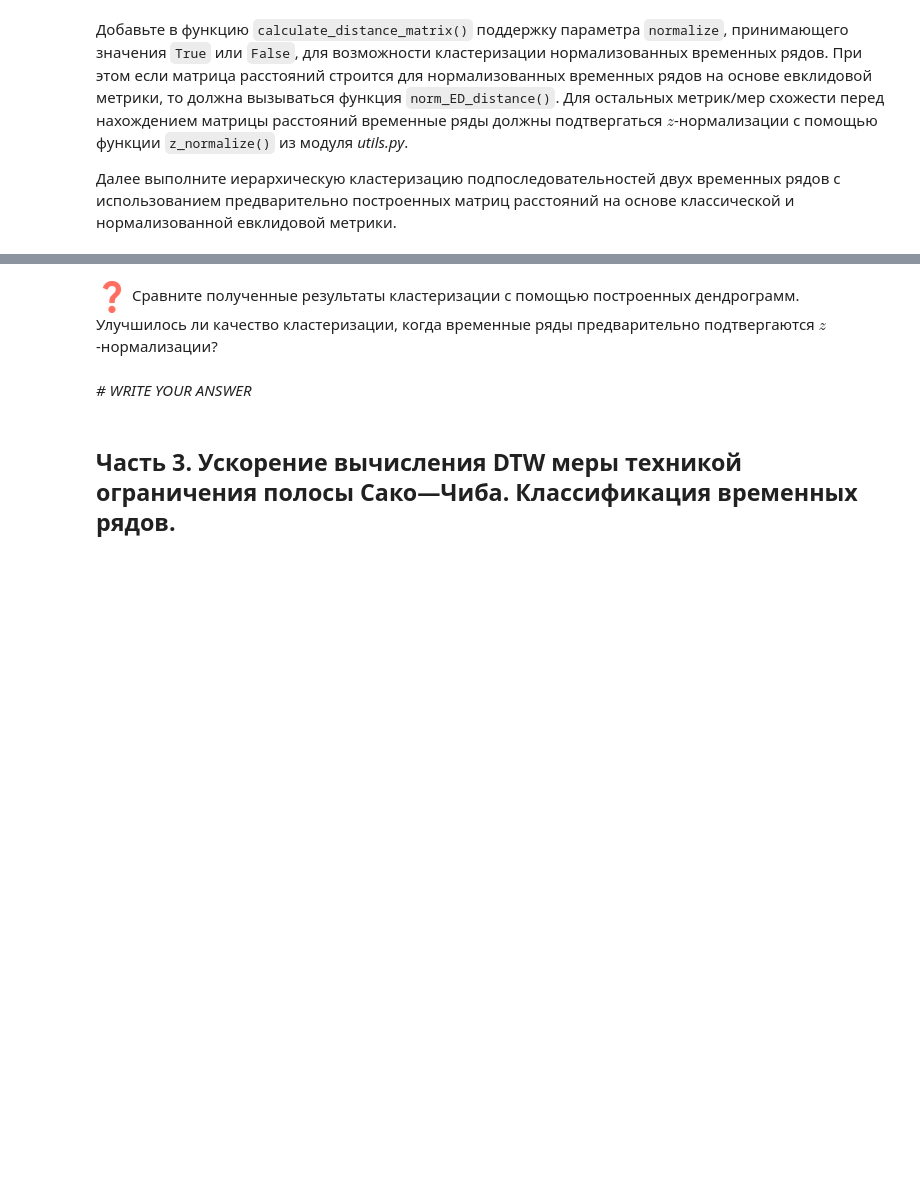
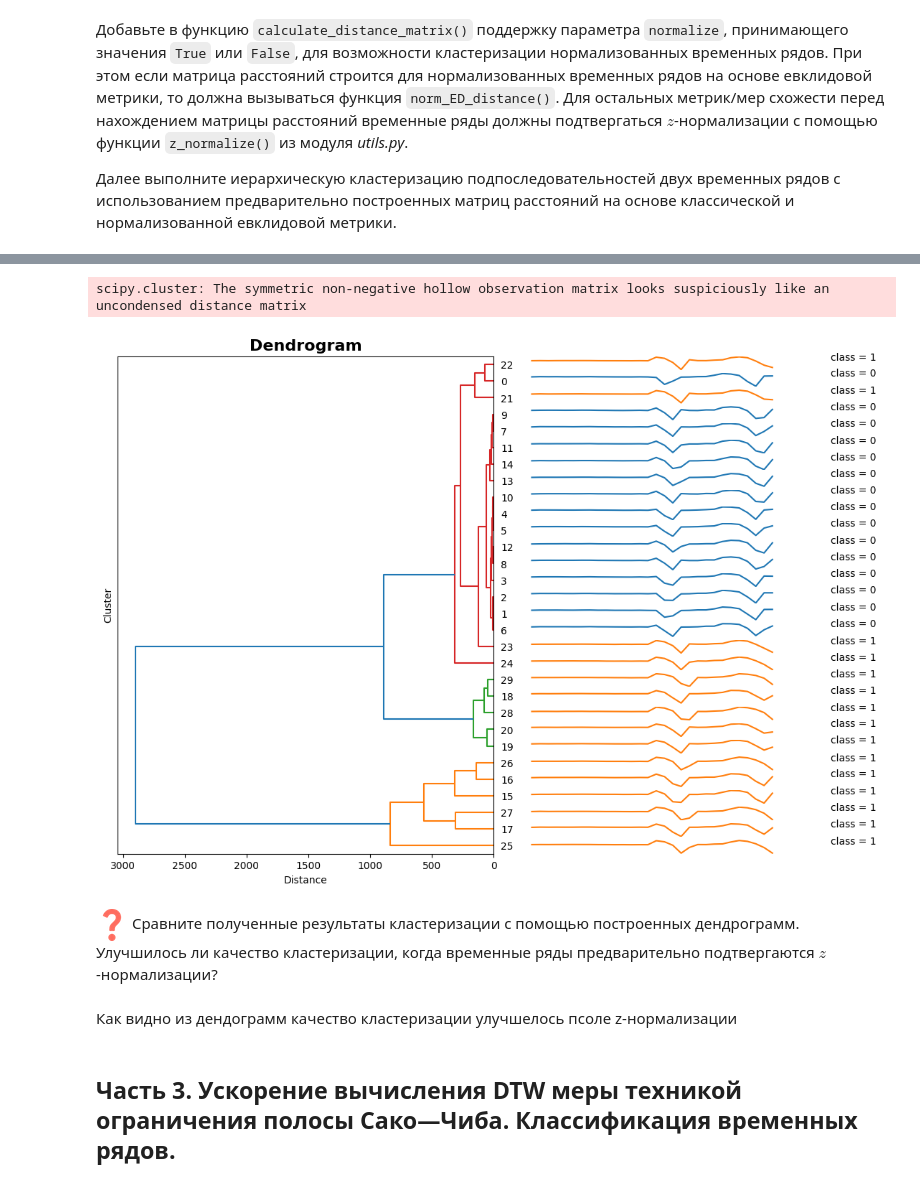
Before and after one commit to Nastasy822/2023-Strueva-TimeSeriesCourse, a Jupyter notebook: practice/01 Basics/01 Basics.ipynb, the cells around one changed output, grey strips where cells are left out. Cells and saved outputs as stored; diff of their text form; code cells hidden in the pictures; blank space fills up the shorter version.

```diff
--- a/practice/01 Basics/01 Basics.ipynb
+++ b/practice/01 Basics/01 Basics.ipynb
@@ -273,0 +316,7 @@ labels = np.array([0]*subs_set1[0:15].shape[0] + [1]*subs_set2[0:15].shape[0])
+# %%
+tsc_4 = TimeSeriesHierarchicalClustering()
+tsc_4.fit(calculate_distance_matrix(subs_set,'dtw', True))
+tsc_4.plot_dendrogram(pd.DataFrame(subs_set), labels)
+# %% [output]
+scipy.cluster: The symmetric non-negative hollow observation matrix looks suspiciously like an uncondensed distance matrix
+[figure, added]
@@ -274,8 +325,9 @@ labels = np.array([0]*subs_set1[0:15].shape[0] + [1]*subs_set2[0:15].shape[0])
 # %% [markdown]
 ![equation.png](embedded-picture-1)
 Сравните полученные результаты кластеризации с помощью построенных дендрограмм. Улучшилось ли качество кластеризации, когда временные ряды предварительно подтвергаются $z$-нормализации?
-# %% [markdown]
-*# WRITE YOUR ANSWER*
+# %% [markdown]
+
+Как видно из дендограмм качество кластеризации улучшелось псоле z-нормализации
 # %% [markdown]
 ## **Часть 3.** Ускорение вычисления DTW меры техникой ограничения полосы Сако—Чиба. Классификация временных рядов.
 # %% [markdown]
```
Also changed, not shown: parts of 7 cells of this notebook, 1 other file.
